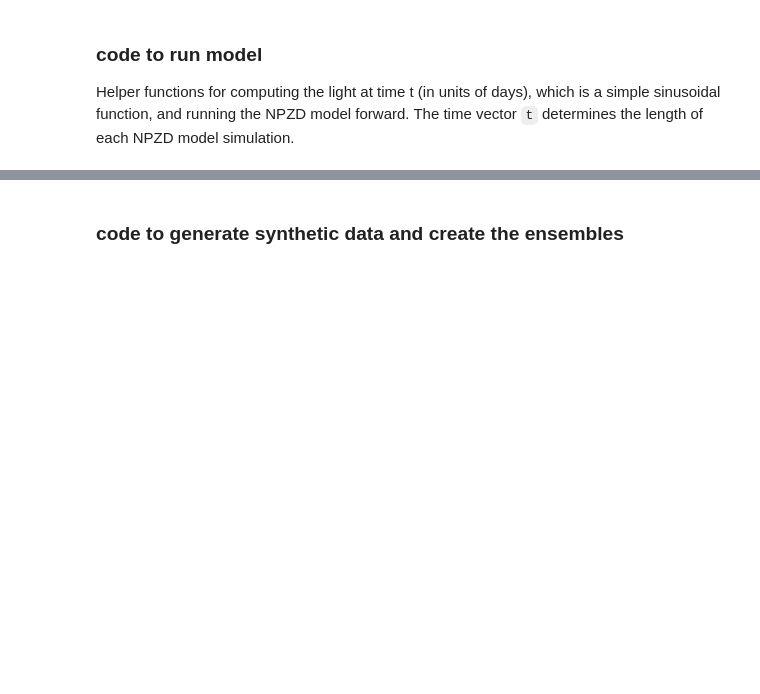
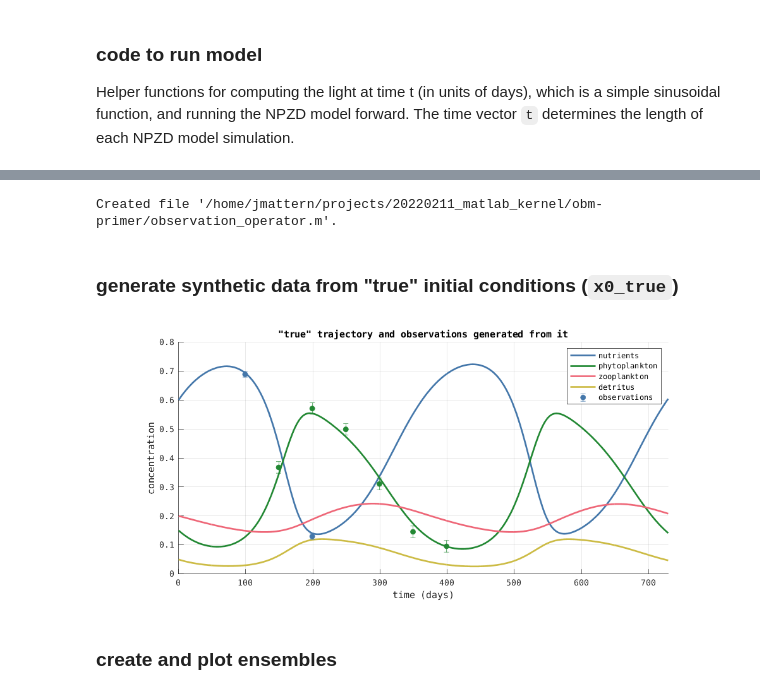
Before and after one commit to jpmattern/obm-primer, a Jupyter notebook: state_estimation_enkf_matlab.ipynb, the cells around one changed output, grey strips where cells are left out. Drawn from its saved outputs; the diff is of its cells as text; code cells hidden in the pictures; blank space fills up the shorter version.

Commit message:
expanded Matlab EnKF state estimation example to same level of Python version

```diff
--- a/state_estimation_enkf_matlab.ipynb
+++ b/state_estimation_enkf_matlab.ipynb
@@ -4,0 +7,3 @@
+# %%
+% colorblind-friendly colors for N, P, Z, D
+colors = {[68, 119, 170]./255, [34, 136, 51]./255, [238, 102, 119]./255, [204, 187, 68]./255};
@@ -89,2 +135,12 @@ n_ens = 50;
-# %% [markdown]
-### code to generate synthetic data and create the ensembles
+# %%
+%%file observation_operator.m
+function out = observation_operator(trajectory, obs_info)
+    out = nan(1, length(obs_info));
+    for iobs = 1:length(obs_info)
+        out(iobs) = trajectory(obs_info{iobs}{1}, strfind('NPZD', obs_info{iobs}{2}));
+    end
+end
+# %% [output]
+Created file '/home/jmattern/projects/20220211_matlab_kernel/obm-primer/observation_operator.m'.
+# %% [markdown]
+### generate synthetic data from "true" initial conditions (`x0_true`)
@@ -91 +169,32 @@ n_ens = 50;
+# %%
+%plot -w 1000 -h 450
+[t_ode, trajectory] = ode45(npzd_ode, t, x0_true);
+
+figure
+
+hold on
+grid on
+
+for ivar = 1:4
+    plot(t_ode, trajectory(:,ivar), 'color', colors{ivar}, 'linewidth', 2)
+end
+
+for iobs = 1:nobs
+    it = obs_info{iobs}{1};
+    ivar = strfind('NPZD', obs_info{iobs}{2});
+
+    errorbar(t(it), obs(iobs), obs_uncertainty(iobs), 'o', 'color', colors{ivar}, ...
+             'markerfacecolor', colors{ivar})
+end
+
+legend({'nutrients', 'phytoplankton', 'zooplankton', 'detritus', 'observations'})
+
+xlabel('time (days)')
+ylabel('concentration')
+title('"true" trajectory and observations generated from it')
+xlim([t(1), t(end)])
+# %% [output]
+[figure, added]
+# %% [markdown]
+### create and plot ensembles
 # %%
```
Also changed, not shown: parts of 24 cells of this notebook.
